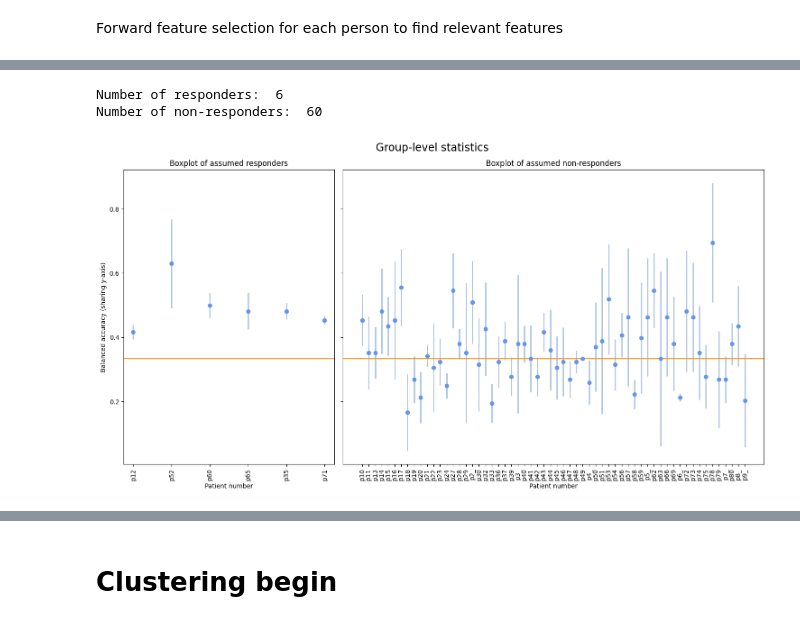
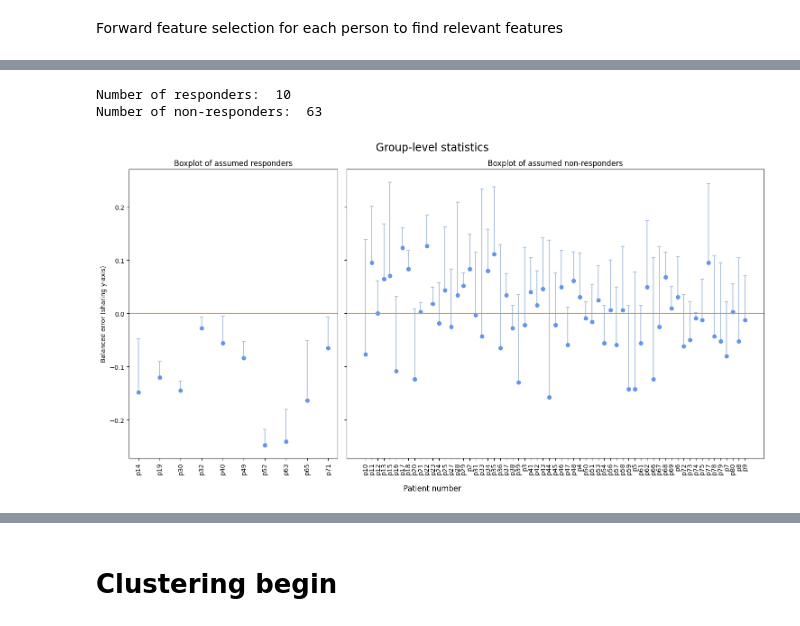
Before and after one commit to cdhvilsted/Bachelor_project_2024, a Jupyter notebook: cross_val_pipeline_group.ipynb, the cells around one changed output, grey strips where cells are left out. Cells and saved outputs as stored; diff of their text form; code cells hidden in the pictures.

```diff
--- a/cross_val_pipeline_group.ipynb
+++ b/cross_val_pipeline_group.ipynb
@@ -228,0 +153,13 @@ Correlated t-test:  [2, 40, 45, 48, 51, 54, 55] 7
+# %%
+fig, axes = plt.subplots(2,3, figsize=(10,8))
+for i,ax in zip(range(len(best_comp)),axes.ravel()):
+    feature = best_comp[i]
+    sort = np.argsort(abs(np.array(components[feature])))[::-1]
+    feature_names = [m_list[j] for j in sort[0:11]]
+    feature_imp = [abs(components[feature][j]) for j in sort[0:11]]
+    ax.bar(x=feature_names, height=feature_imp)
+    ax.set_xticks(ticks=range(0,11), rotation=90, labels=feature_names)
+    ax.set_title('Component ' + str(best_comp[i] +1)) # Not null-indexed
+
+fig.delaxes(axes[1][2])
+plt.tight_layout()
@@ -229,49 +226,74 @@ Correlated t-test:  [2, 40, 45, 48, 51, 54, 55] 7
 # %%
-cv_scores = all_scores[3,:,0,:]
 responders = []
 non_responders = []
+B = sorted(B)
 
 for i in range(len(all_data)):
     if i in B:
-        responders.append([np.mean(cv_scores[i,:]), np.std(cv_scores[i,:])])
+        responders.append([np.mean(1-cv_v2_scores[i,:]), np.std(np.mean(1-cv_v2_scores[i,:], axis=0))/np.sqrt(3), zu[i], rh_liste[i], o2_liste[i]])
     else:
-        non_responders.append([np.mean(cv_scores[i,:]), np.std(cv_scores[i,:])])
+        non_responders.append([np.mean(1-cv_v2_scores[i,:]), np.std(np.mean(1-cv_v2_scores[i,:], axis=0))/np.sqrt(3), zu[i], rh_liste[i], o2_liste[i]])
 
 # Group sizes
 print('Number of responders: ', len(responders))
 print('Number of non-responders: ', len(non_responders))
 # %% [output]
-Number of responders:  6
-Number of non-responders:  60
+Number of responders:  10
+Number of non-responders:  63
 # %%
 fig, (ax1, ax2) = plt.subplots(1, 2, sharey=True, figsize=(15,8), gridspec_kw={'width_ratios':[1,2]})
 
 means_r = []
 std_r = []
+zu_r = []
+rh_r = []
+o2_r = []
 
 means_nr = []
 std_nr = []
+zu_nr = []
+rh_nr = []
+o2_nr = []
+
 for i in responders:
     means_r.append(i[0])
     std_r.append(i[1])
+    zu_r.append(i[2])
+    rh_r.append(i[3])
+    o2_r.append(np.sqrt(i[4])/np.sqrt(3))
 
 for j in non_responders:
     means_nr.append(j[0])
     std_nr.append(j[1])
+    zu_nr.append(j[2])
+    rh_nr.append(j[3])
+    o2_nr.append(np.sqrt(j[4])/np.sqrt(3))
 
-ax1.errorbar(x=range(len(responders)), y=means_r, yerr=std_r, fmt='o', ecolor='lightsteelblue', elinewidth=2, capsize=0, color='cornflowerblue')
-ax2.errorbar(x=range(len(non_responders)), y=means_nr, yerr=std_nr, fmt='o', ecolor='lightsteelblue', elinewidth=2, capsize=0, color='cornflowerblue')
-ax1.axhline(1/3, c='darkorange')
-ax2.axhline(1/3, c='darkorange')
+#ax1.errorbar(x=range(len(responders)), y=rh_r, yerr=o2_r, fmt='o', ecolor='lightsteelblue', elinewidth=2, capsize=0, color='cornflowerblue')
+#ax2.errorbar(x=range(len(non_responders)), y=rh_nr, yerr=o2_nr, fmt='o', ecolor='lightsteelblue', elinewidth=2, capsize=0, color='cornflowerblue')
+
+
+
+ax1.vlines(x=range(len(responders)), ymin=rh_r, ymax=zu_r, colors='lightsteelblue', zorder=0)
+ax2.vlines(x=range(len(non_responders)), ymin=rh_nr, ymax=zu_nr, colors='lightsteelblue', zorder=0)
+
+ax1.scatter(x=range(len(responders)), y=rh_r, c='cornflowerblue', zorder=1)
+ax2.scatter(x=range(len(non_responders)), y=rh_nr, c='cornflowerblue', zorder=1)
+
+ax1.scatter(x=range(len(responders)), y=zu_r, c='lightsteelblue', zorder=1, marker='_')
+ax2.scatter(x=range(len(non_responders)), y=zu_nr, c='lightsteelblue', zorder=1, marker='_')
+
+ax1.axhline(0, c='darkorange')
+ax2.axhline(0, c='darkorange')
 ax1.set_title('Boxplot of assumed responders')
 ax2.set_title('Boxplot of assumed non-responders')
-ax1.set_ylabel('Balanced accuracy (sharing y-axis)')
-ax1.set_xlabel('Patient number')
-ax2.set_xlabel('Patient number')
-ax1.set_xticks(range(len(B)), [patient_numbers[i] for i in B], rotation=90)
-ax2.set_xticks(range(len(all_data)-len(B)), [patient_numbers[i] for i in range(len(all_data)) if i not in B], rotation=90)
+ax1.set_ylabel('Balanced error (sharing y-axis)')
+#ax2.set_xlabel('Patient number')
+ax1.set_xticks(range(len(B)), [patient_numbers[i].strip('_') for i in B], rotation=90)
+ax2.set_xticks(range(len(all_data)-len(B)), [patient_numbers[i].strip('_') for i in range(len(all_data)) if i not in B], rotation=90)
 fig.suptitle('Group-level statistics', fontsize='17')
+fig.supxlabel('Patient number')
 plt.tight_layout()
 plt.show()
 # %% [output]
-[figure, old version]
+[figure, new version]
```
Also changed, not shown: parts of 46 cells of this notebook, 1 other file.
